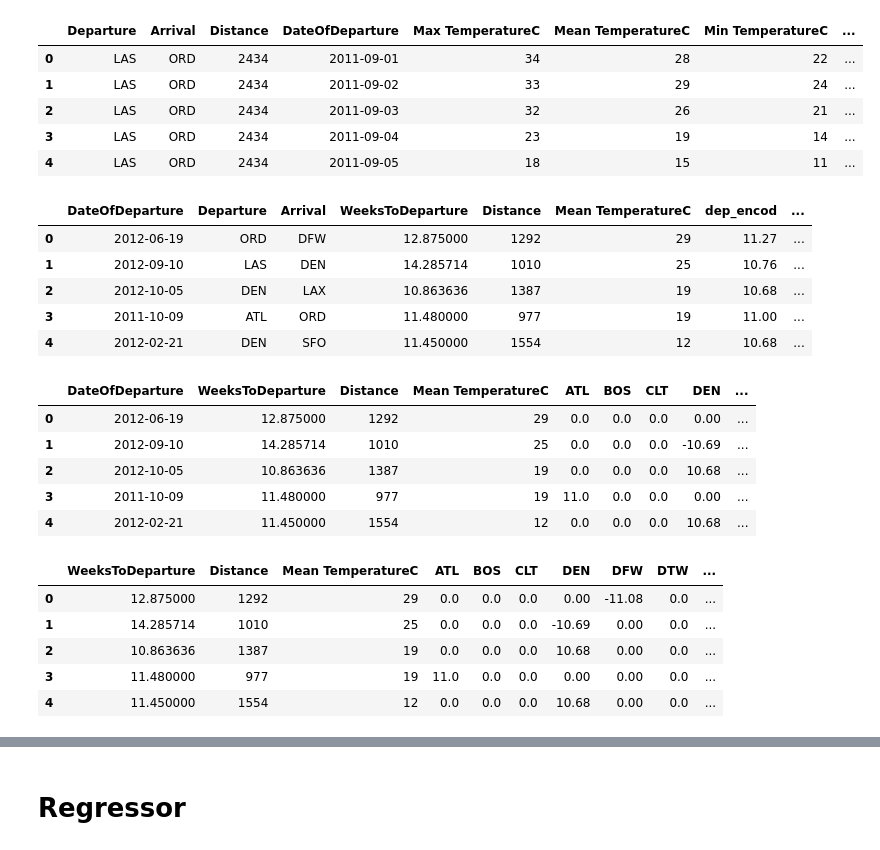
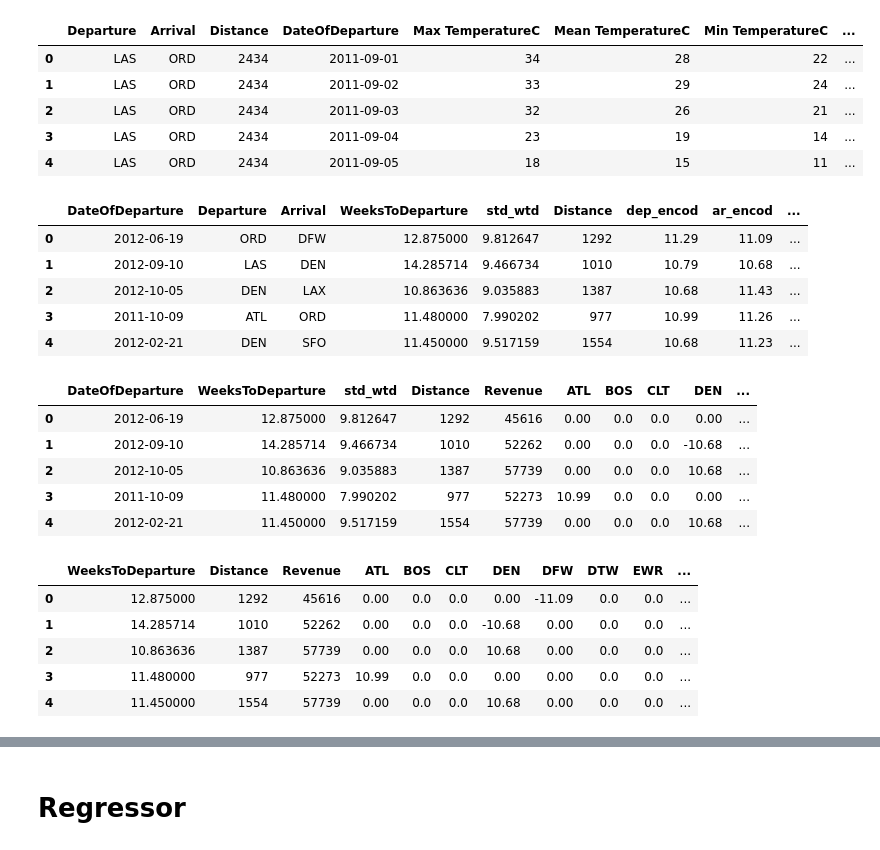
Before and after one commit to AdrienToulouse/Predicting_air_traffic, a Jupyter notebook: Polo's feature_extractors_2.ipynb, the cells around one changed output, grey strips where cells are left out. Cells and saved outputs as stored; diff of their text form; code cells hidden in the pictures.

```diff
--- a/Polo's feature_extractors_2.ipynb
+++ b/Polo's feature_extractors_2.ipynb
@@ -21,7 +21,7 @@ X_df.head()
 | 3 | 2011-10-09 | ATL | ORD | 11.480000 | 7.990202 |
 | 4 | 2012-02-21 | DEN | SFO | 11.450000 | 9.517159 |
 # %%
-ext_data = pd.read_csv('submissions/starting_kit/external_data.csv', sep=';')
+ext_data = pd.read_csv('submissions/starting_kit/external_data.csv')
 ext_data.head()
 # %% [output]
 |  | Departure | Arrival | Distance | DateOfDeparture | Max TemperatureC | Mean TemperatureC | Min TemperatureC | ... |
@@ -32,28 +32,24 @@ ext_data.head()
 | 4 | LAS | ORD | 2434 | 2011-09-05 | 18 | 15 | 11 | ... |
 # %%
 X_encoded = X_df
-external_data = ext_data[['Departure', 'Arrival',  'Distance', 'DateOfDeparture',
-                          'Max TemperatureC',  'Mean TemperatureC', 'Min TemperatureC',
-                          'Dew PointC', 'MeanDew PointC', 'Min DewpointC', 'Max Humidity',
-                          'Mean Humidity', 'Min Humidity', 'Max Sea Level PressurehPa',
-                          'Mean Sea Level PressurehPa', 'Min Sea Level PressurehPa',
-                          'Max VisibilityKm', 'Mean VisibilityKm', 'Min VisibilitykM',
-                          'Max Wind SpeedKm/h', 'Mean Wind SpeedKm/h',
-                          'dep_encod', 'ar_encod']]
+external_data = ext_data[['DateOfDeparture', 'Departure', 'Arrival', 'Distance',
+                      'dep_encod', 'ar_encod', 'Revenue'
+
+                      ]]
 X_encoded = pd.merge(
             X_encoded, external_data, how='left',
             left_on=['DateOfDeparture', 'Arrival', 'Departure'],
             right_on=['DateOfDeparture', 'Arrival', 'Departure'],
             sort=False)
-X_encoded.drop(['std_wtd'], axis=1, inplace=True)
+
 X_encoded.head()
 # %% [output]
-|  | DateOfDeparture | Departure | Arrival | WeeksToDeparture | Distance | Mean TemperatureC | dep_encod | ... |
-| 0 | 2012-06-19 | ORD | DFW | 12.875000 | 1292 | 29 | 11.27 | ... |
-| 1 | 2012-09-10 | LAS | DEN | 14.285714 | 1010 | 25 | 10.76 | ... |
-| 2 | 2012-10-05 | DEN | LAX | 10.863636 | 1387 | 19 | 10.68 | ... |
-| 3 | 2011-10-09 | ATL | ORD | 11.480000 | 977 | 19 | 11.00 | ... |
-| 4 | 2012-02-21 | DEN | SFO | 11.450000 | 1554 | 12 | 10.68 | ... |
+|  | DateOfDeparture | Departure | Arrival | WeeksToDeparture | std_wtd | Distance | dep_encod | ar_encod | ... |
+| 0 | 2012-06-19 | ORD | DFW | 12.875000 | 9.812647 | 1292 | 11.29 | 11.09 | ... |
+| 1 | 2012-09-10 | LAS | DEN | 14.285714 | 9.466734 | 1010 | 10.79 | 10.68 | ... |
+| 2 | 2012-10-05 | DEN | LAX | 10.863636 | 9.035883 | 1387 | 10.68 | 11.43 | ... |
+| 3 | 2011-10-09 | ATL | ORD | 11.480000 | 7.990202 | 977 | 10.99 | 11.26 | ... |
+| 4 | 2012-02-21 | DEN | SFO | 11.450000 | 9.517159 | 1554 | 10.68 | 11.23 | ... |
 # %%
 X_encoded = X_encoded.join(pd.get_dummies(X_encoded['Departure']))
 X_encoded = X_encoded.join(pd.get_dummies(X_encoded['Arrival'], prefix='a'))
@@ -70,33 +66,37 @@ X_encoded.drop(['dep_encod', 'ar_encod'], axis=1, inplace=True)
 X_encoded.drop(X_encoded.loc[:, 'a_ATL': 'a_SFO'].columns, axis=1, inplace=True)
 X_encoded.head()
 # %% [output]
-|  | DateOfDeparture | WeeksToDeparture | Distance | Mean TemperatureC | ATL | BOS | CLT | DEN | ... |
-| 0 | 2012-06-19 | 12.875000 | 1292 | 29 | 0.0 | 0.0 | 0.0 | 0.00 | ... |
-| 1 | 2012-09-10 | 14.285714 | 1010 | 25 | 0.0 | 0.0 | 0.0 | -10.69 | ... |
-| 2 | 2012-10-05 | 10.863636 | 1387 | 19 | 0.0 | 0.0 | 0.0 | 10.68 | ... |
-| 3 | 2011-10-09 | 11.480000 | 977 | 19 | 11.0 | 0.0 | 0.0 | 0.00 | ... |
-| 4 | 2012-02-21 | 11.450000 | 1554 | 12 | 0.0 | 0.0 | 0.0 | 10.68 | ... |
+|  | DateOfDeparture | WeeksToDeparture | std_wtd | Distance | Revenue | ATL | BOS | CLT | DEN | ... |
+| 0 | 2012-06-19 | 12.875000 | 9.812647 | 1292 | 45616 | 0.00 | 0.0 | 0.0 | 0.00 | ... |
+| 1 | 2012-09-10 | 14.285714 | 9.466734 | 1010 | 52262 | 0.00 | 0.0 | 0.0 | -10.68 | ... |
+| 2 | 2012-10-05 | 10.863636 | 9.035883 | 1387 | 57739 | 0.00 | 0.0 | 0.0 | 10.68 | ... |
+| 3 | 2011-10-09 | 11.480000 | 7.990202 | 977 | 52273 | 10.99 | 0.0 | 0.0 | 0.00 | ... |
+| 4 | 2012-02-21 | 11.450000 | 9.517159 | 1554 | 57739 | 0.00 | 0.0 | 0.0 | 10.68 | ... |
+# %%
+def encode(data, col, max_val):
+    data[col + '_sin'] = np.sin(2 * np.pi * data[col]/max_val)
+    data[col + '_cos'] = np.cos(2 * np.pi * data[col]/max_val)
+    return data
 # %%
 X_encoded['DateOfDeparture'] = pd.to_datetime(X_encoded['DateOfDeparture'])
 X_encoded['year'] = X_encoded['DateOfDeparture'].dt.year
 X_encoded['month'] = X_encoded['DateOfDeparture'].dt.month
 X_encoded['day'] = X_encoded['DateOfDeparture'].dt.day
 X_encoded['weekday'] = X_encoded['DateOfDeparture'].dt.weekday
 X_encoded['week'] = X_encoded['DateOfDeparture'].dt.week
 X_encoded['n_days'] = X_encoded['DateOfDeparture'].apply(lambda date: (date - pd.to_datetime("1970-01-01")).days)
 
-X_encoded = X_encoded.join(pd.get_dummies(X_encoded['year'], prefix='y'))
-X_encoded = X_encoded.join(pd.get_dummies(X_encoded['month'], prefix='m'))
-X_encoded = X_encoded.join(pd.get_dummies(X_encoded['day'], prefix='d'))
-X_encoded = X_encoded.join(pd.get_dummies(X_encoded['weekday'], prefix='wd'))
-X_encoded = X_encoded.join(pd.get_dummies(X_encoded['week'], prefix='w'))
+X_encoded = encode(X_encoded, 'month', 12)
+X_encoded = encode(X_encoded, 'week', 52)
+X_encoded = encode(X_encoded, 'day', 365)
+X_encoded = encode(X_encoded, 'weekday', 6)
 
-X_encoded = X_encoded.drop(['DateOfDeparture', 'year', 'month', 'day', 'weekday', 'week'], axis=1)
+X_encoded.drop(['DateOfDeparture', 'year', 'month', 'day', 'weekday', 'week', 'std_wtd'], axis=1, inplace=True)
 X_encoded.head()
 # %% [output]
-|  | WeeksToDeparture | Distance | Mean TemperatureC | ATL | BOS | CLT | DEN | DFW | DTW | ... |
-| 0 | 12.875000 | 1292 | 29 | 0.0 | 0.0 | 0.0 | 0.00 | -11.08 | 0.0 | ... |
-| 1 | 14.285714 | 1010 | 25 | 0.0 | 0.0 | 0.0 | -10.69 | 0.00 | 0.0 | ... |
-| 2 | 10.863636 | 1387 | 19 | 0.0 | 0.0 | 0.0 | 10.68 | 0.00 | 0.0 | ... |
-| 3 | 11.480000 | 977 | 19 | 11.0 | 0.0 | 0.0 | 0.00 | 0.00 | 0.0 | ... |
-| 4 | 11.450000 | 1554 | 12 | 0.0 | 0.0 | 0.0 | 10.68 | 0.00 | 0.0 | ... |
+|  | WeeksToDeparture | Distance | Revenue | ATL | BOS | CLT | DEN | DFW | DTW | EWR | ... |
+| 0 | 12.875000 | 1292 | 45616 | 0.00 | 0.0 | 0.0 | 0.00 | -11.09 | 0.0 | 0.0 | ... |
+| 1 | 14.285714 | 1010 | 52262 | 0.00 | 0.0 | 0.0 | -10.68 | 0.00 | 0.0 | 0.0 | ... |
+| 2 | 10.863636 | 1387 | 57739 | 0.00 | 0.0 | 0.0 | 10.68 | 0.00 | 0.0 | 0.0 | ... |
+| 3 | 11.480000 | 977 | 52273 | 10.99 | 0.0 | 0.0 | 0.00 | 0.00 | 0.0 | 0.0 | ... |
+| 4 | 11.450000 | 1554 | 57739 | 0.00 | 0.0 | 0.0 | 10.68 | 0.00 | 0.0 | 0.0 | ... |
```
Also changed, not shown: parts of 15 cells of this notebook, 8 other files.
